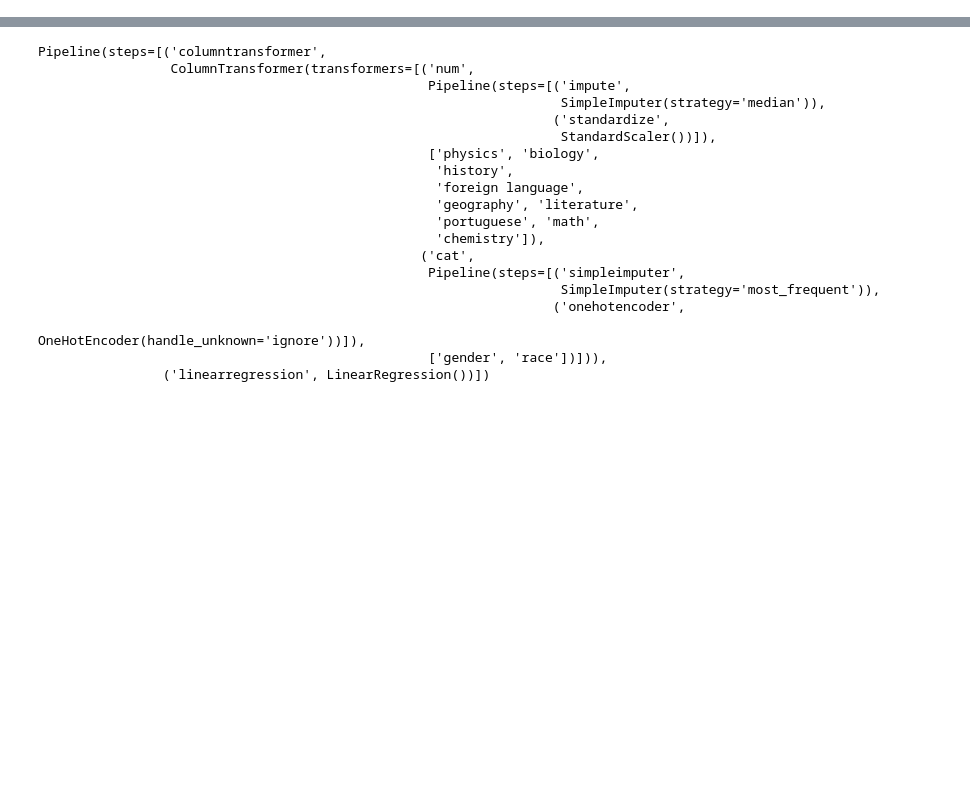
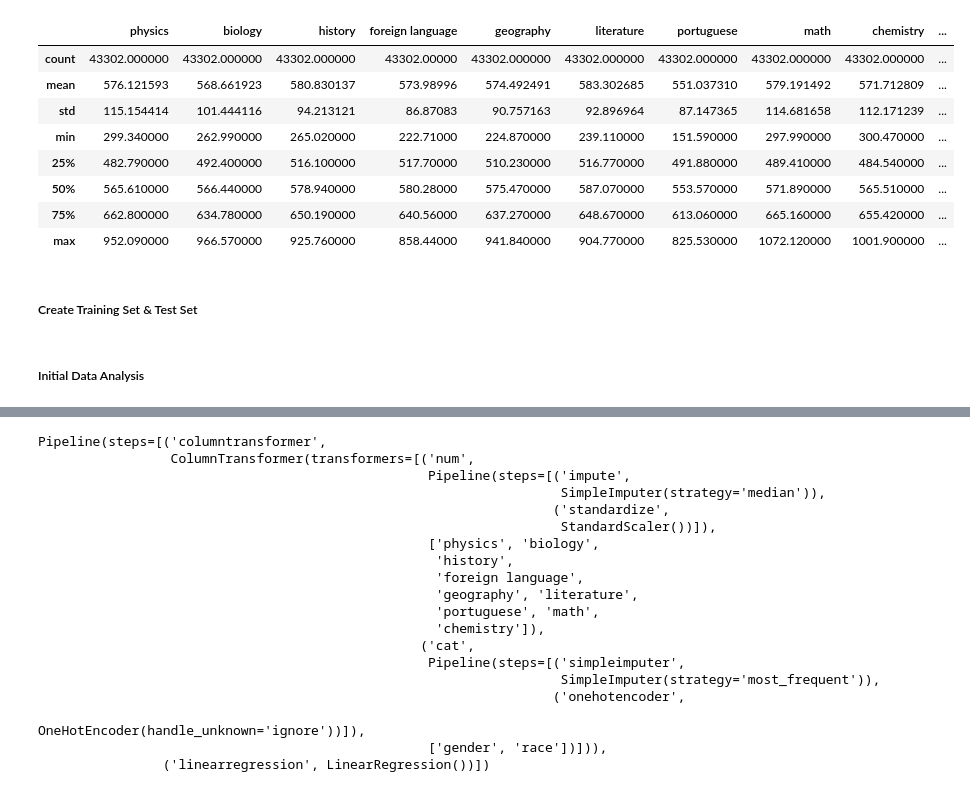
Before and after one commit to CQSS-CU/GPAPredictor, a Jupyter notebook: model.ipynb, the cells around one changed output, grey strips where cells are left out. Cells and saved outputs as stored; diff of their text form; code cells hidden in the pictures; blank space fills up the shorter version.

```diff
--- a/model.ipynb
+++ b/model.ipynb
@@ -30,6 +71,22 @@ students.head()
+# %%
+students.describe()
+# %% [output]
+|  | physics | biology | history | foreign language | geography | literature | portuguese | math | chemistry | ... |
+| count | 43302.000000 | 43302.000000 | 43302.000000 | 43302.00000 | 43302.000000 | 43302.000000 | 43302.000000 | 43302.000000 | 43302.000000 | ... |
+| mean | 576.121593 | 568.661923 | 580.830137 | 573.98996 | 574.492491 | 583.302685 | 551.037310 | 579.191492 | 571.712809 | ... |
+| std | 115.154414 | 101.444116 | 94.213121 | 86.87083 | 90.757163 | 92.896964 | 87.147365 | 114.681658 | 112.171239 | ... |
+| min | 299.340000 | 262.990000 | 265.020000 | 222.71000 | 224.870000 | 239.110000 | 151.590000 | 297.990000 | 300.470000 | ... |
+| 25% | 482.790000 | 492.400000 | 516.100000 | 517.70000 | 510.230000 | 516.770000 | 491.880000 | 489.410000 | 484.540000 | ... |
+| 50% | 565.610000 | 566.440000 | 578.940000 | 580.28000 | 575.470000 | 587.070000 | 553.570000 | 571.890000 | 565.510000 | ... |
+| 75% | 662.800000 | 634.780000 | 650.190000 | 640.56000 | 637.270000 | 648.670000 | 613.060000 | 665.160000 | 655.420000 | ... |
+| max | 952.090000 | 966.570000 | 925.760000 | 858.44000 | 941.840000 | 904.770000 | 825.530000 | 1072.120000 | 1001.900000 | ... |
+# %% [markdown]
+##### Create Training Set & Test Set
 # %%
 from sklearn.model_selection import train_test_split
 train_set, test_set = train_test_split(students, test_size=0.2, random_state=2024)
+# %% [markdown]
+##### Initial Data Analysis
 # %%
 students = train_set.copy()
 # %%
```
Also changed, not shown: parts of 46 cells of this notebook, 1 other file.
